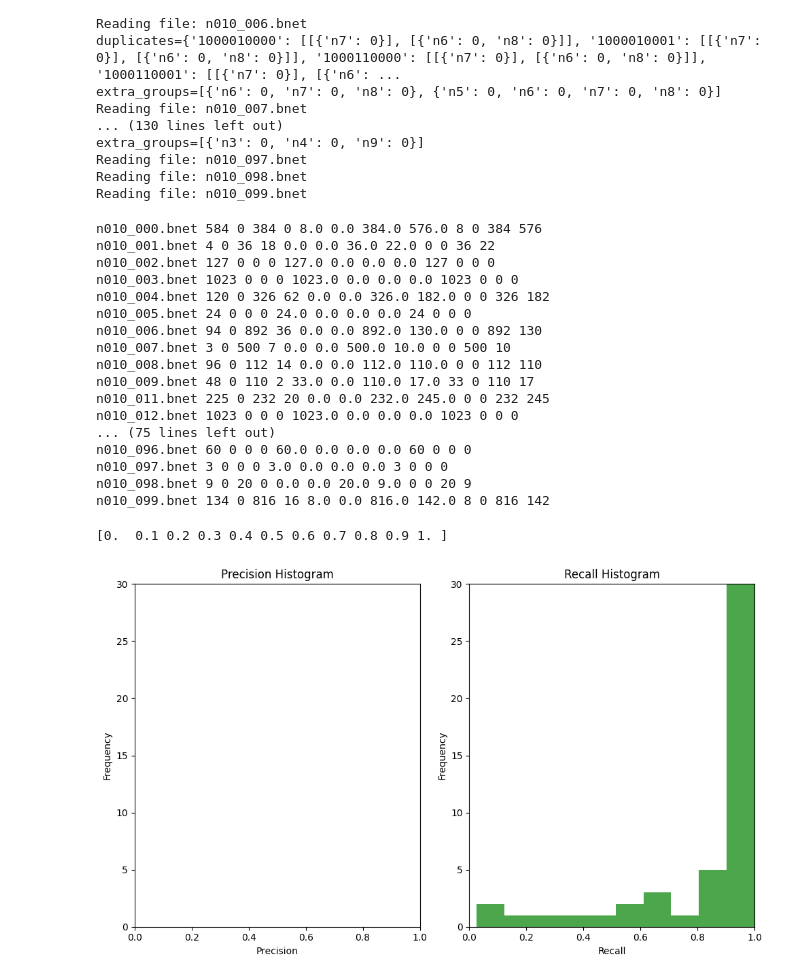
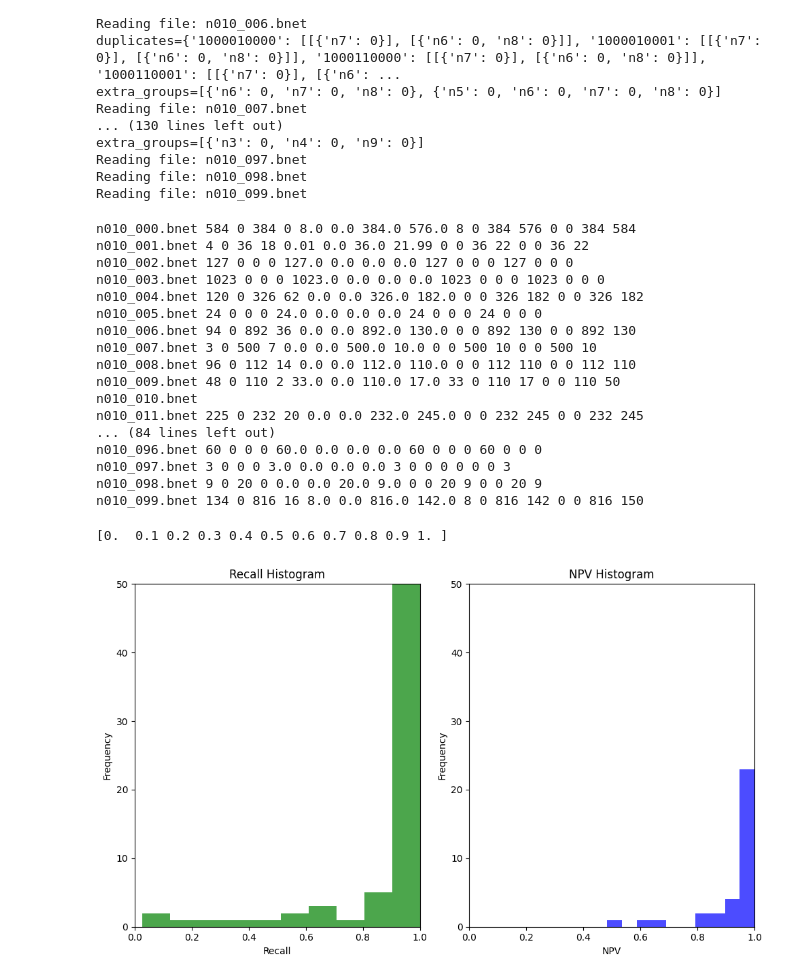
Before and after one commit to kyuhyongpark/sdmarkov, a Jupyter notebook: random_nk_strong_basins.ipynb, the cells around one changed output. Saved outputs shown, nothing was run; the diff lists cells and outputs as text; code cells hidden in the pictures.

Commit message:
refactor strong basins

```diff
--- a/random_nk_strong_basins.ipynb
+++ b/random_nk_strong_basins.ipynb
@@ -87,7 +105,7 @@ for filename in sorted(os.listdir(DIRECTORY)):
         print(f"Reading file: {filename}")
         content = file.read()
 
-    data = get_data(bnet=content, data={}, update="asynchronous", num_runs=1, DEBUG=True)
+    data = get_data(bnet=content, data={}, update=UPDATE, num_runs=NUM_RUNS, DEBUG=DEBUG)
 
     all_data[filename] = data
 # %% [output]
@@ -113,42 +131,48 @@ import numpy as np
 
 for bnet in all_data:
     if len(all_data[bnet]["strong_basins"]) == 0:
+        print(bnet)
         continue
     print(bnet,
-          all_data[bnet]["strong_basins"]["Tm"][0],
-          all_data[bnet]["strong_basins"]["Tm"][1],
-          all_data[bnet]["strong_basins"]["Tm"][2],
-          all_data[bnet]["strong_basins"]["Tm"][3],
+          all_data[bnet]["strong_basins"]["Tsd"][0],
+          all_data[bnet]["strong_basins"]["Tsd"][1],
+          all_data[bnet]["strong_basins"]["Tsd"][2],
+          all_data[bnet]["strong_basins"]["Tsd"][3],
 
-          np.mean(all_data[bnet]["strong_basins"]["Tr_TP"]),
-          np.mean(all_data[bnet]["strong_basins"]["Tr_FP"]),
-          np.mean(all_data[bnet]["strong_basins"]["Tr_TN"]),
-          np.mean(all_data[bnet]["strong_basins"]["Tr_FN"]),
+          np.mean(all_data[bnet]["strong_basins"]["Trandom_TP"]),
+          np.mean(all_data[bnet]["strong_basins"]["Trandom_FP"]),
+          np.mean(all_data[bnet]["strong_basins"]["Trandom_TN"]),
+          np.mean(all_data[bnet]["strong_basins"]["Trandom_FN"]),
 
-          all_data[bnet]["strong_basins"]["T0"][0],
-          all_data[bnet]["strong_basins"]["T0"][1],
-          all_data[bnet]["strong_basins"]["T0"][2],
-          all_data[bnet]["strong_basins"]["T0"][3],
+          all_data[bnet]["strong_basins"]["Tnull"][0],
+          all_data[bnet]["strong_basins"]["Tnull"][1],
+          all_data[bnet]["strong_basins"]["Tnull"][2],
+          all_data[bnet]["strong_basins"]["Tnull"][3],
+
+          all_data[bnet]["strong_basins"]["Tuniform"][0],
+          all_data[bnet]["strong_basins"]["Tuniform"][1],
+          all_data[bnet]["strong_basins"]["Tuniform"][2],
+          all_data[bnet]["strong_basins"]["Tuniform"][3],
 
           )
 # %% [output]
-n010_000.bnet 584 0 384 0 8.0 0.0 384.0 576.0 8 0 384 576
-n010_001.bnet 4 0 36 18 0.0 0.0 36.0 22.0 0 0 36 22
-n010_002.bnet 127 0 0 0 127.0 0.0 0.0 0.0 127 0 0 0
-n010_003.bnet 1023 0 0 0 1023.0 0.0 0.0 0.0 1023 0 0 0
-n010_004.bnet 120 0 326 62 0.0 0.0 326.0 182.0 0 0 326 182
-n010_005.bnet 24 0 0 0 24.0 0.0 0.0 0.0 24 0 0 0
-n010_006.bnet 94 0 892 36 0.0 0.0 892.0 130.0 0 0 892 130
-n010_007.bnet 3 0 500 7 0.0 0.0 500.0 10.0 0 0 500 10
-n010_008.bnet 96 0 112 14 0.0 0.0 112.0 110.0 0 0 112 110
-n010_009.bnet 48 0 110 2 33.0 0.0 110.0 17.0 33 0 110 17
-n010_011.bnet 225 0 232 20 0.0 0.0 232.0 245.0 0 0 232 245
-n010_012.bnet 1023 0 0 0 1023.0 0.0 0.0 0.0 1023 0 0 0
-... (75 lines left out)
-n010_096.bnet 60 0 0 0 60.0 0.0 0.0 0.0 60 0 0 0
-n010_097.bnet 3 0 0 0 3.0 0.0 0.0 0.0 3 0 0 0
-n010_098.bnet 9 0 20 0 0.0 0.0 20.0 9.0 0 0 20 9
-n010_099.bnet 134 0 816 16 8.0 0.0 816.0 142.0 8 0 816 142
+n010_000.bnet 584 0 384 0 8.0 0.0 384.0 576.0 8 0 384 576 0 0 384 584
+n010_001.bnet 4 0 36 18 0.01 0.0 36.0 21.99 0 0 36 22 0 0 36 22
+n010_002.bnet 127 0 0 0 127.0 0.0 0.0 0.0 127 0 0 0 127 0 0 0
+n010_003.bnet 1023 0 0 0 1023.0 0.0 0.0 0.0 1023 0 0 0 1023 0 0 0
+n010_004.bnet 120 0 326 62 0.0 0.0 326.0 182.0 0 0 326 182 0 0 326 182
+n010_005.bnet 24 0 0 0 24.0 0.0 0.0 0.0 24 0 0 0 24 0 0 0
+n010_006.bnet 94 0 892 36 0.0 0.0 892.0 130.0 0 0 892 130 0 0 892 130
+n010_007.bnet 3 0 500 7 0.0 0.0 500.0 10.0 0 0 500 10 0 0 500 10
+n010_008.bnet 96 0 112 14 0.0 0.0 112.0 110.0 0 0 112 110 0 0 112 110
+n010_009.bnet 48 0 110 2 33.0 0.0 110.0 17.0 33 0 110 17 0 0 110 50
+n010_010.bnet
+n010_011.bnet 225 0 232 20 0.0 0.0 232.0 245.0 0 0 232 245 0 0 232 245
+... (84 lines left out)
+n010_096.bnet 60 0 0 0 60.0 0.0 0.0 0.0 60 0 0 0 60 0 0 0
+n010_097.bnet 3 0 0 0 3.0 0.0 0.0 0.0 3 0 0 0 0 0 0 3
+n010_098.bnet 9 0 20 0 0.0 0.0 20.0 9.0 0 0 20 9 0 0 20 9
+n010_099.bnet 134 0 816 16 8.0 0.0 816.0 142.0 8 0 816 142 0 0 816 150
 # %%
 import matplotlib.pyplot as plt
 
@@ -200,19 +225,19 @@ def plot_precision_and_recall(TP, FP, TN, FN):
 # %%
 TP = []
 FP = []
 TN = []
 FN = []
 for bnet in all_data:
     if len(all_data[bnet]["strong_basins"]) == 0:
         continue
-    TP.append(all_data[bnet]["strong_basins"]["Tm"][0])
-    FP.append(all_data[bnet]["strong_basins"]["Tm"][1])
-    TN.append(all_data[bnet]["strong_basins"]["Tm"][2])
-    FN.append(all_data[bnet]["strong_basins"]["Tm"][3])
+    TP.append(all_data[bnet]["strong_basins"]["Tsd"][0])
+    FP.append(all_data[bnet]["strong_basins"]["Tsd"][1])
+    TN.append(all_data[bnet]["strong_basins"]["Tsd"][2])
+    FN.append(all_data[bnet]["strong_basins"]["Tsd"][3])
 
 print(np.arange(0, 1.1, 0.1))
 
-plot_precision_and_recall(TP, FP, TN, FN)
+plot_recall_and_NPV(TP, FP, TN, FN)
 # %% [output]
 [0.  0.1 0.2 0.3 0.4 0.5 0.6 0.7 0.8 0.9 1. ]
-[figure, old version]
+[figure, new version]
```
Also changed, not shown: parts of 2 cells of this notebook, 3 other files.
